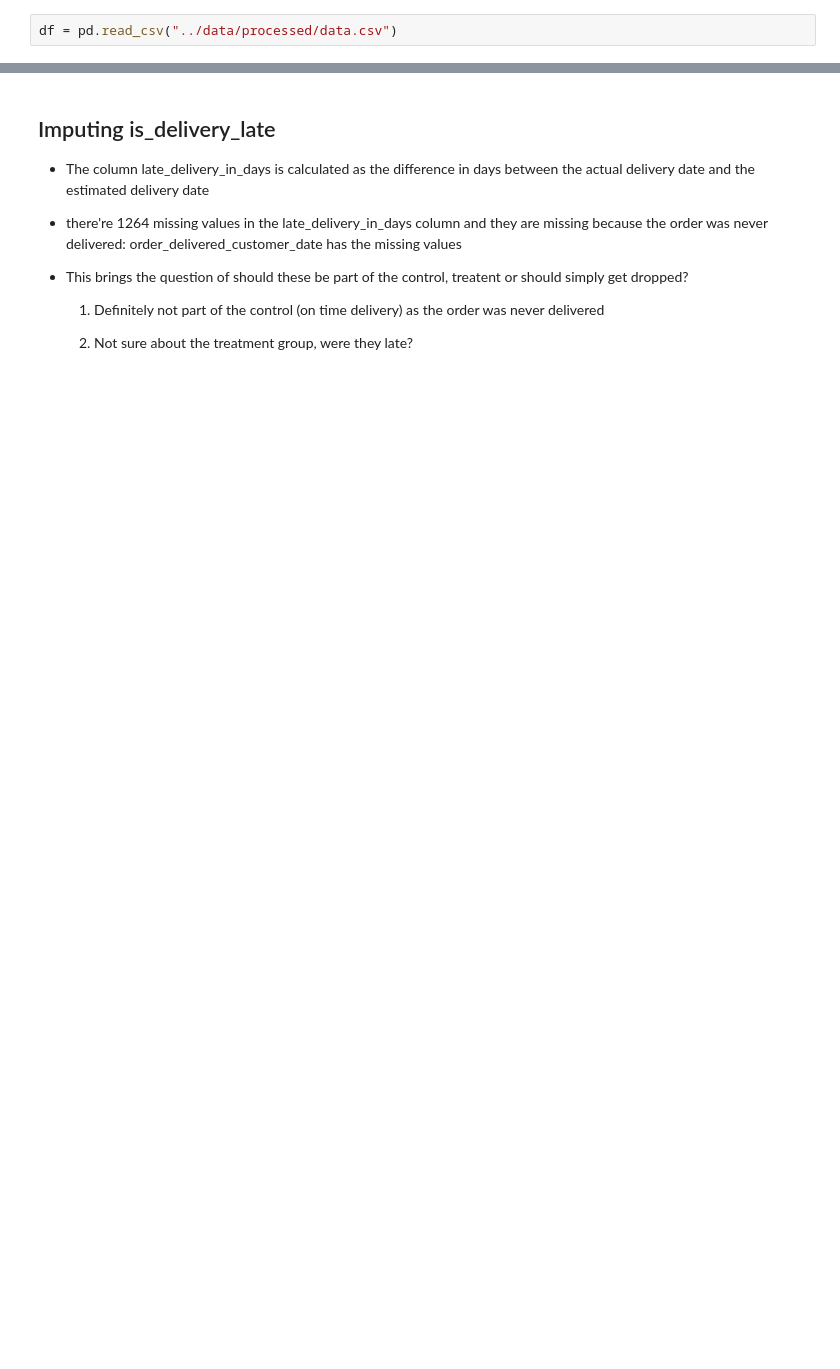
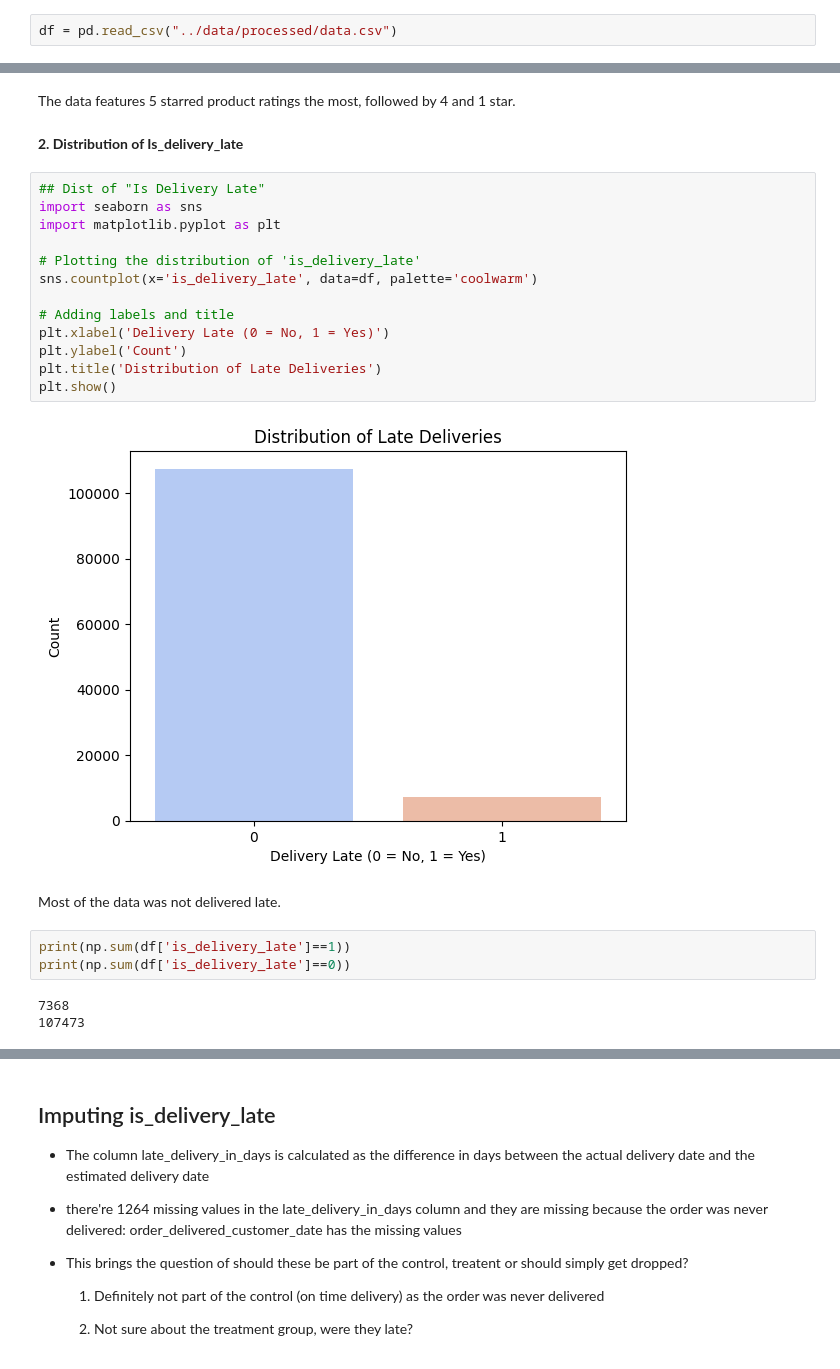
Before and after one commit to menni99/causal-attribution-analysis, a Jupyter notebook: notebooks/data-exploration.ipynb, the cells around one changed output, grey strips where cells are left out. Drawn from its saved outputs; the diff is of its cells as text; blank space fills up the shorter version.

```diff
--- a/notebooks/data-exploration.ipynb
+++ b/notebooks/data-exploration.ipynb
@@ -49,0 +114,27 @@ dtype: int64
+# %% [markdown]
+The data features 5 starred product ratings the most, followed by 4 and 1 star.
+# %% [markdown]
+<b>2. Distribution of Is_delivery_late</b>
+# %%
+## Dist of "Is Delivery Late"
+import seaborn as sns
+import matplotlib.pyplot as plt
+
+# Plotting the distribution of 'is_delivery_late'
+sns.countplot(x='is_delivery_late', data=df, palette='coolwarm')
+
+# Adding labels and title
+plt.xlabel('Delivery Late (0 = No, 1 = Yes)')
+plt.ylabel('Count')
+plt.title('Distribution of Late Deliveries')
+plt.show()
+# %% [output]
+[figure, added]
+# %% [markdown]
+Most of the data was not delivered late.
+# %%
+print(np.sum(df['is_delivery_late']==1))
+print(np.sum(df['is_delivery_late']==0))
+# %% [output]
+7368
+107473
```
Also changed, not shown: parts of 37 cells of this notebook.
